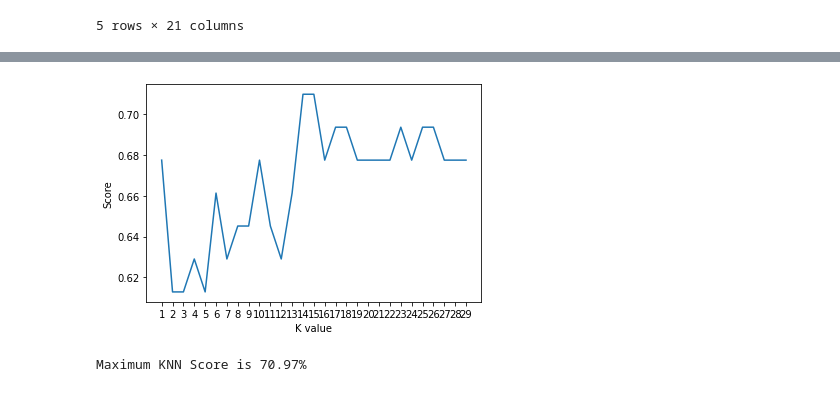
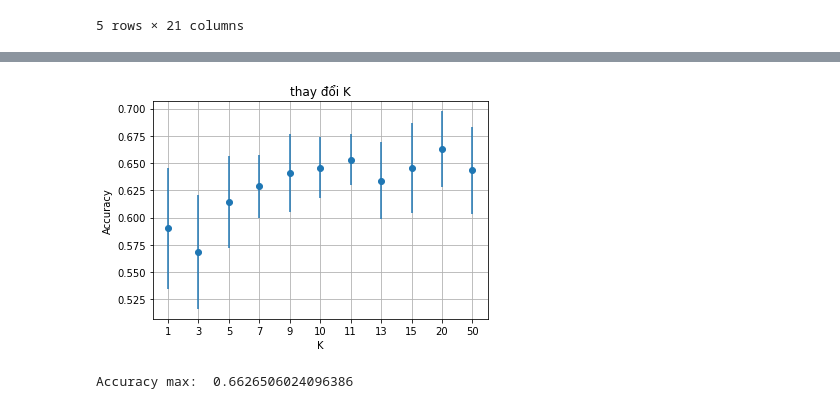
Before and after one commit to ddotu2612/BTL_MachineLearning, a Jupyter notebook: KNN_TuCode.ipynb, the cells around one changed output, grey strips where cells are left out. Drawn from its saved outputs; the diff is of its cells as text; code cells hidden in the pictures.

```diff
--- a/KNN_TuCode.ipynb
+++ b/KNN_TuCode.ipynb
@@ -145,21 +137,35 @@ acc
-# %%
-# try ro find best k value với thư viện KNeighborsClassifier
-scoreList = []
-for i in range(1,30):
-    knn2 = KNeighborsClassifier(n_neighbors = i)  # n_neighbors means k
-    knn2.fit(X_train, y_train)
-    scoreList.append(knn2.score(X_test, y_test))
-
-plt.plot(range(1,30), scoreList)
-plt.xticks(np.arange(1,30,1))
-plt.xlabel("K value")
-plt.ylabel("Score")
-plt.show()
-
-acc = max(scoreList)*100
-print("Maximum KNN Score is {:.2f}%".format(acc))
-# %% [output]
-[figure, removed]
-Maximum KNN Score is 70.97%
+# %%
+cv = StratifiedShuffleSplit(n_splits=5, test_size=0.2, random_state = 0)
+# X_train, X_test, y_train, y_test = train_test_split(X_.values, y_.values, test_size=0.15, stratify=y_.values, random_state=10)
+
+def cross_validation(estimator):
+    _, train_scores, test_scores = learning_curve(estimator, X_train_test, label, cv=cv, n_jobs=-1, train_sizes=[1.0, ], scoring="accuracy")
+    test_scores = test_scores[0]
+    mean, std = test_scores.mean(), test_scores.std()
+    return mean, std
+# %%
+title = "thay đổi K"
+xlabel = "K"
+X = []
+Y = []
+error = []
+
+for k in tqdm([1, 3, 5, 7, 9, 10,  11, 13, 15, 20, 50]):
+    # Với từng giá trị k nhận được,
+    # thực hiện xây dựng mô hình, huấn luyện và đánh giá theo cross-validation
+    text_clf = KNeighborsClassifier(n_neighbors=k)
+    # text_clf = SVC(C=k)
+    mean, std = cross_validation(text_clf)
+    X.append(str(k))
+    Y.append(mean)
+    error.append(std)
+
+# lưu kết quả ra file ảnh
+plot(title, xlabel, X, Y, error)
+plt.show()
+print('Accuracy max: ', max(Y))
+# %% [output]
+[figure, added]
+Accuracy max:  0.6626506024096386
 # %%
 # Test với bộ tham số tốt nhất
```
Also changed, not shown: parts of 11 cells of this notebook, 2 other files.
